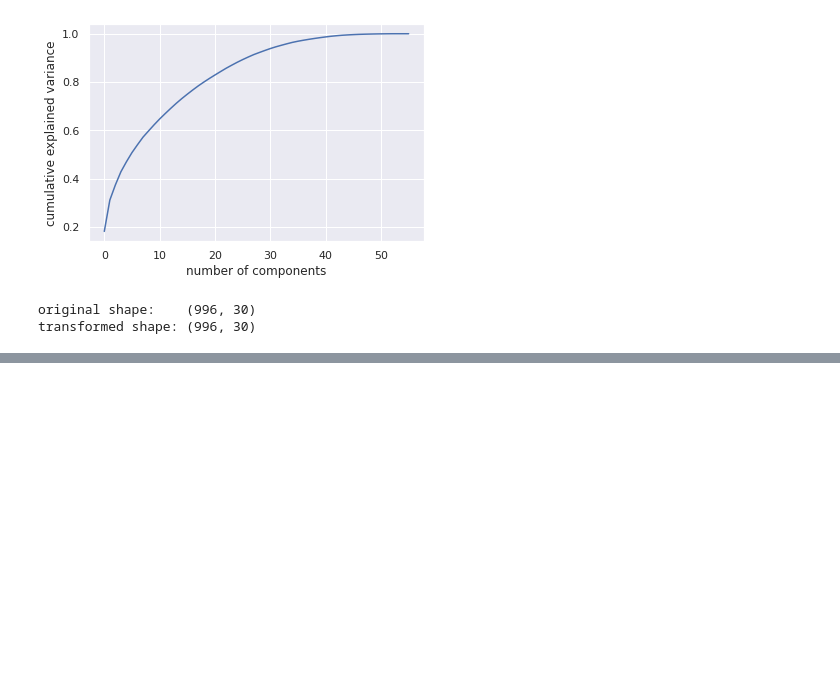
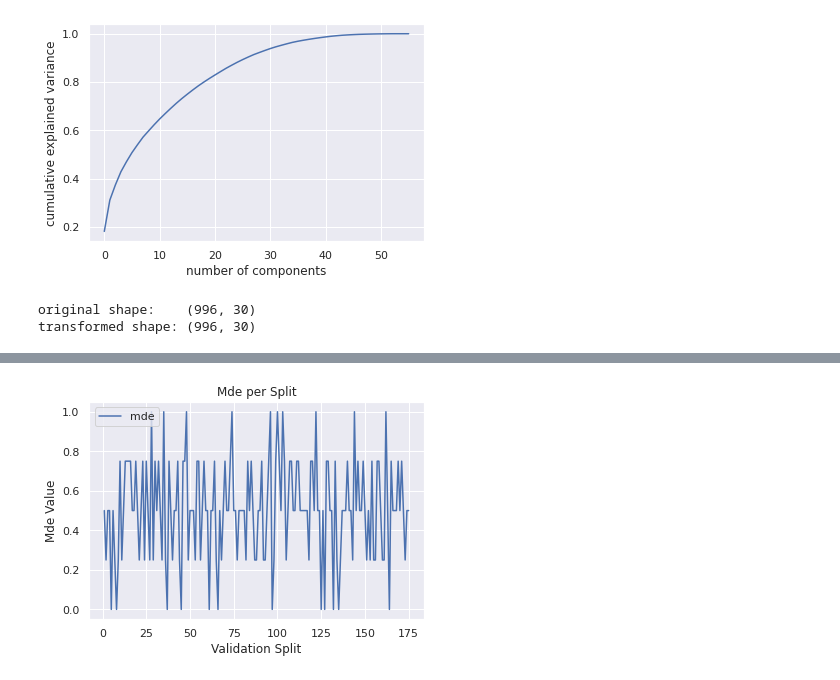
Before and after one commit to apof/Master-Thesis-----Deep-Kernel-Learning-and-Neural-Processes--combining-GPs-with-DL, a Jupyter notebook: GPs Experiments.ipynb, the cells around one changed output, grey strips where cells are left out. Saved outputs shown, nothing was run; the diff lists cells and outputs as text; code cells hidden in the pictures; blank space fills up the shorter version.

```diff
--- a/GPs Experiments.ipynb
+++ b/GPs Experiments.ipynb
@@ -348,5 +418,15 @@ upper = np.array(upper).flatten()
 flat_dates = [item for sublist in test_dates for item in sublist]
 # %%
 index = [i+1 for i in range(mean_preds.shape[0])]
+val_split_num = [i+1 for i in range(len(mde_list))]
 # %%
 x = [dt.datetime.strptime(d,'%Y-%m-%d').date() for d in flat_dates]
+# %%
+plt.plot(val_split_num, mde_list ,label = "mde")
+plt.xlabel('Validation Split')
+plt.ylabel('Mde Value')
+plt.title('Mde per Split')
+plt.legend()
+plt.show()
+# %% [output]
+[figure, added]
```
Also changed, not shown: parts of 12 cells of this notebook, 1 other file.
